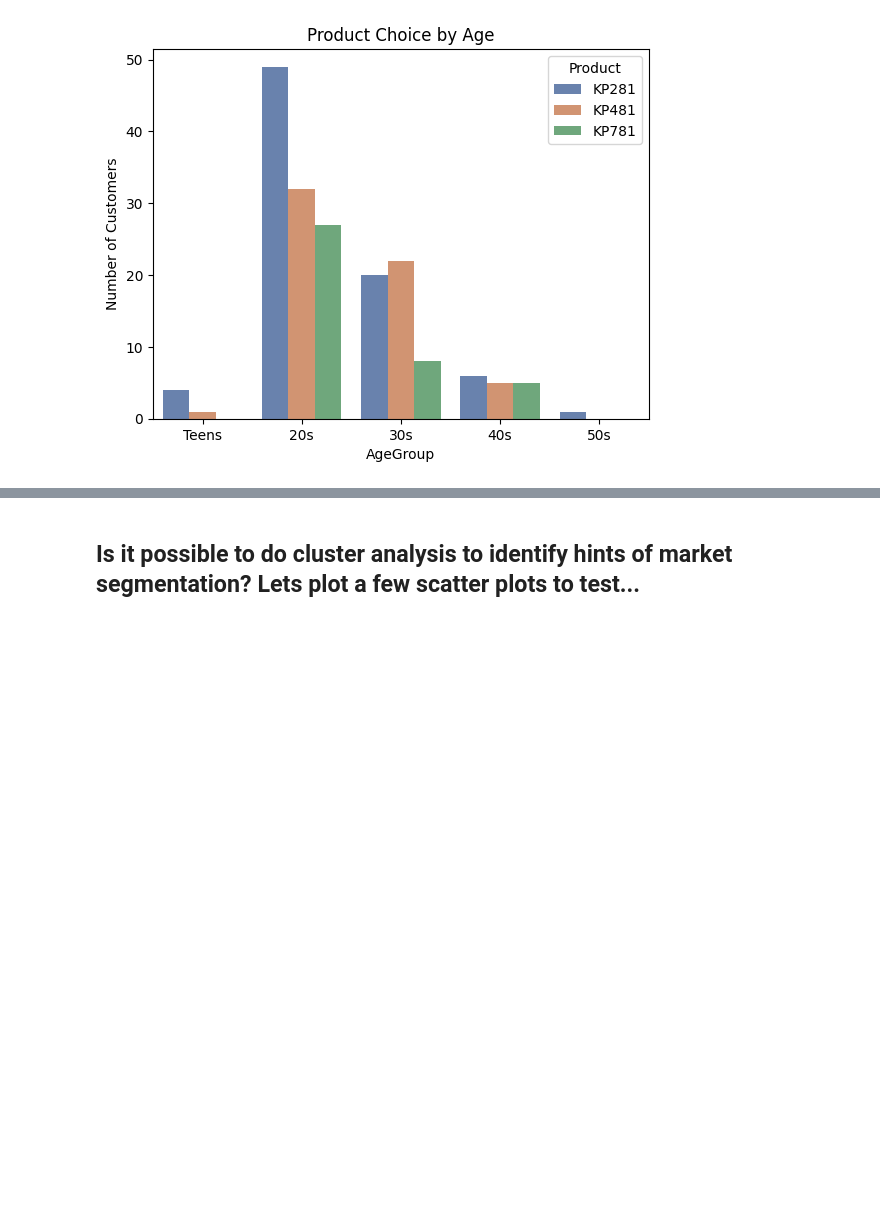
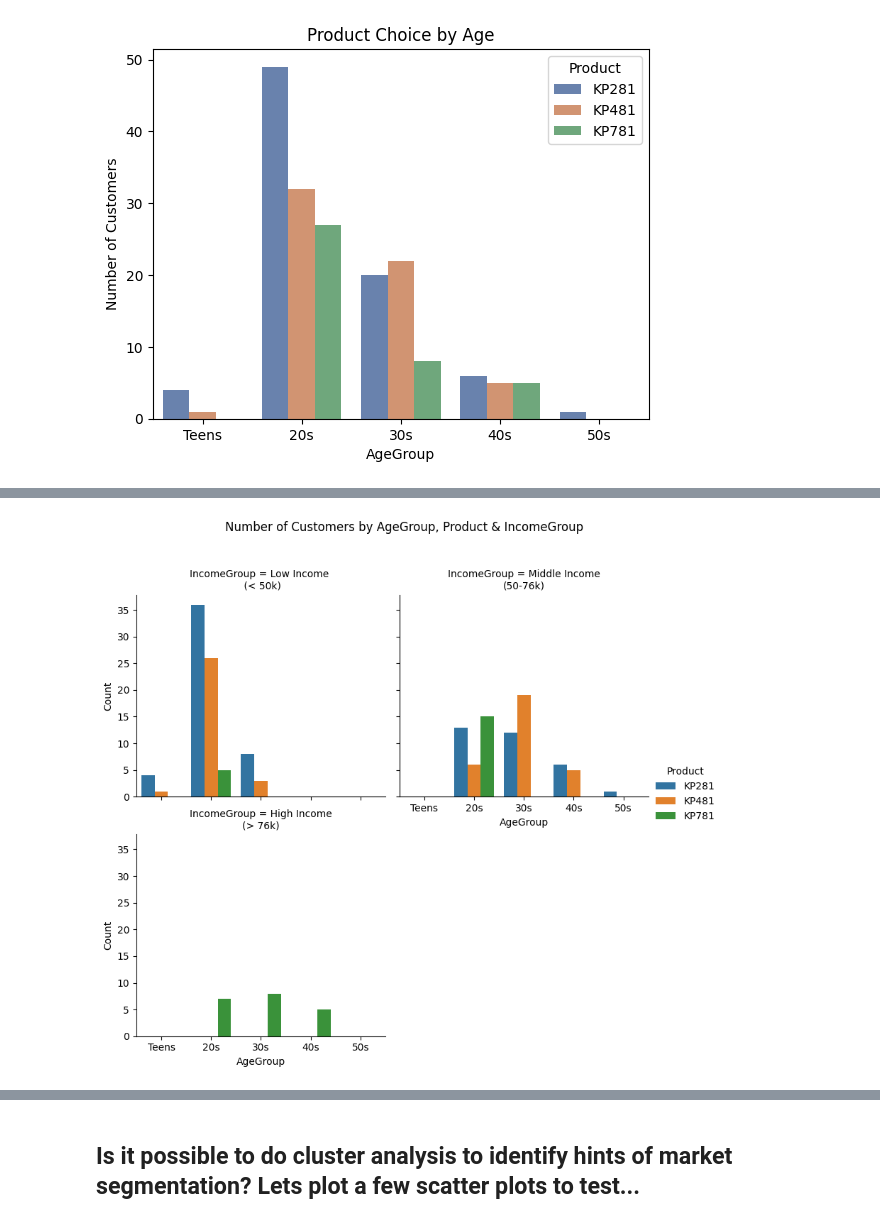
Before and after one commit to manipuppeteer/Data-Science-and-ML-Projects, a Jupyter notebook: Business case study treadmill/CaseStudy.ipynb, the cells around one changed output, grey strips where cells are left out. Saved outputs shown, nothing was run; the diff lists cells and outputs as text; code cells hidden in the pictures; blank space fills up the shorter version.

```diff
--- a/Business case study treadmill/CaseStudy.ipynb
+++ b/Business case study treadmill/CaseStudy.ipynb
@@ -346,0 +354,18 @@ plt.show()
+# %%
+counts = data.groupby(['AgeGroup', 'Product', 'IncomeGroup']).size().reset_index(name='Count')
+
+sns.catplot(
+    data=counts,
+    x='AgeGroup',
+    y='Count',
+    hue='Product',
+    col='IncomeGroup',      # Creates separate plots for each income group
+    kind='bar',
+    col_wrap=2,             # Wrap into multiple rows if too many columns
+    height=4
+)
+plt.subplots_adjust(top=0.85)
+plt.suptitle('Number of Customers by AgeGroup, Product & IncomeGroup')
+plt.show()
+# %% [output]
+[figure, added]
```
Also changed, not shown: parts of 10 cells of this notebook.
